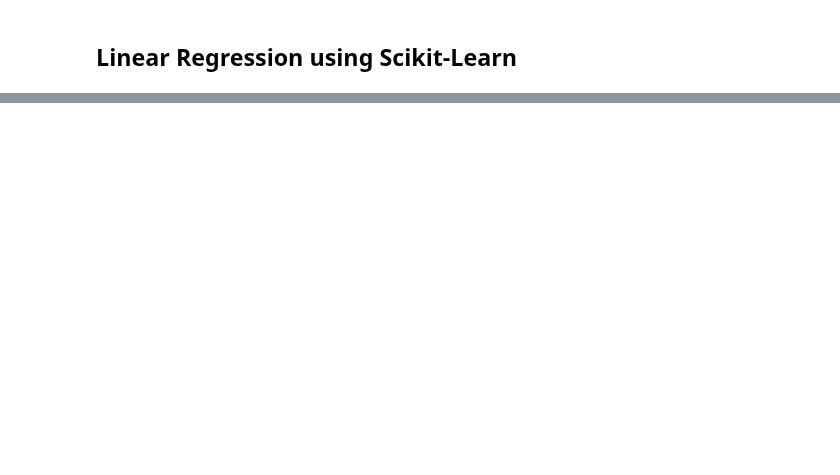
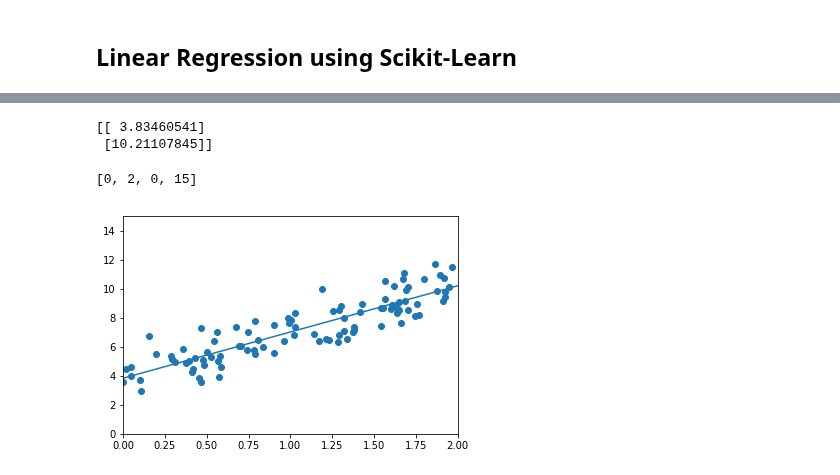
Before and after one commit to richss/cs455-ml-demos, a Jupyter notebook: Ch4-Demos.ipynb, the cells around one changed output, grey strips where cells are left out. Cells and saved outputs as stored; diff of their text form; code cells hidden in the pictures; blank space fills up the shorter version.

```diff
--- a/Ch4-Demos.ipynb
+++ b/Ch4-Demos.ipynb
@@ -89,0 +117,20 @@ array([[4.27224919],
+# %%
+# Set algorithm parameters
+eta = 0.1
+n_iterations = 10000
+m = (len(X)) # number of inputs
+epsilon = 0.00001
+
+theta = np.random.randn(2,1)
+print("Theta (i=0): " + str(theta))
+
+for i in range(0,n_iterations):
+
+    gradients = 2/m * X_b.T.dot(X_b.dot(theta) - y)  # 2/m * XT.(X.theta - y)
+
+    if np.mean(-gradients) < epsilon:
+        break
+
+    theta = theta - eta * gradients
+
+    print("Theta (i=)" + str(i+1) + "): " + str(theta))
@@ -89,0 +155,18 @@ array([[4.27224919],
+# %%
+# Predictions based upon theta_best
+
+X_new = np.array([[0],[2]])
+X_new_b = np.c_[np.ones((2,1)), X_new] # [[1,0][1,2]]
+
+y_predict = X_new_b.dot(theta)
+print(y_predict)
+
+# Plot the results
+plt.scatter(X,y)
+plt.plot(X_new, y_predict)
+plt.axis([0,2,0,15])
+# %% [output]
+[[ 3.83460541]
+ [10.21107845]]
+[0, 2, 0, 15]
+[figure, added]
```
Also changed, not shown: parts of 18 cells of this notebook.
